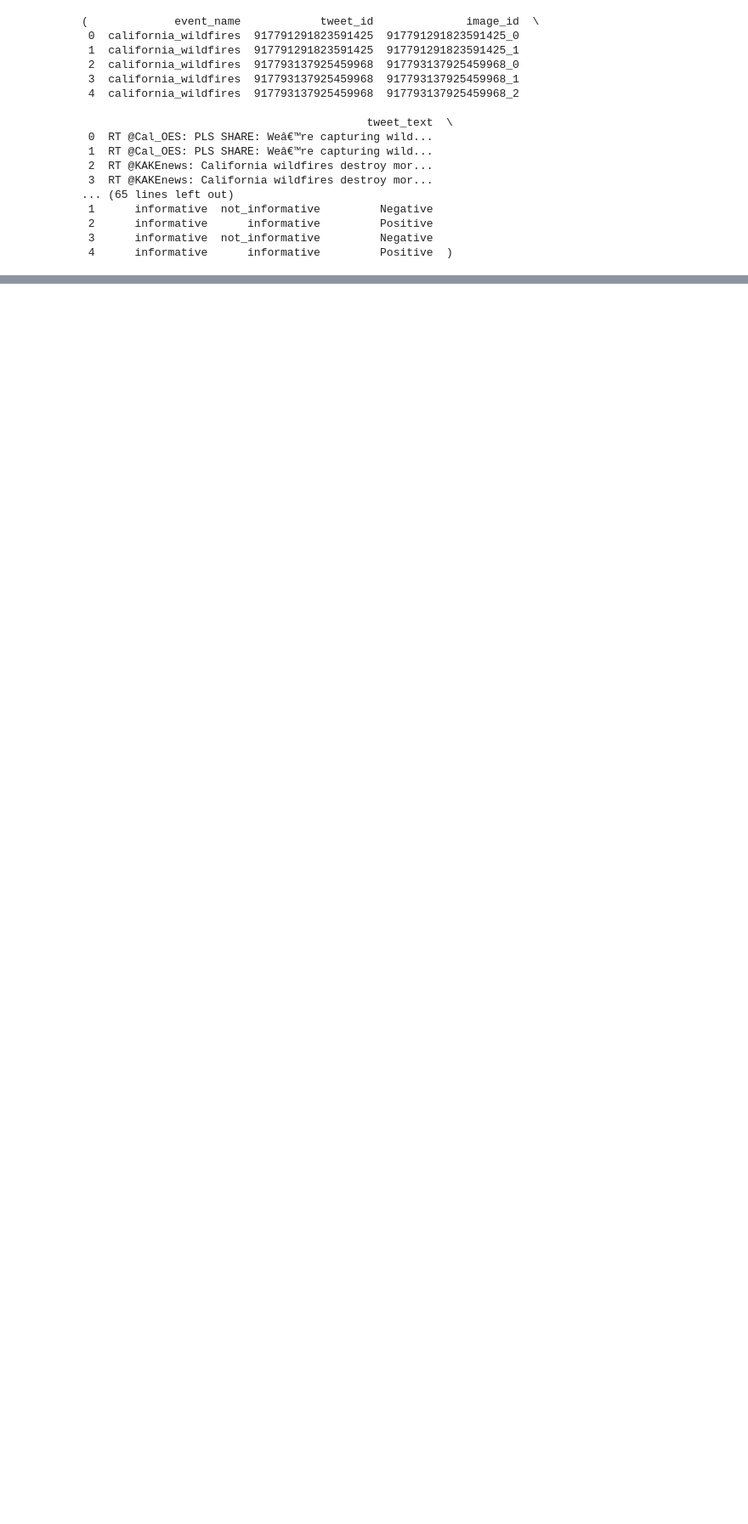
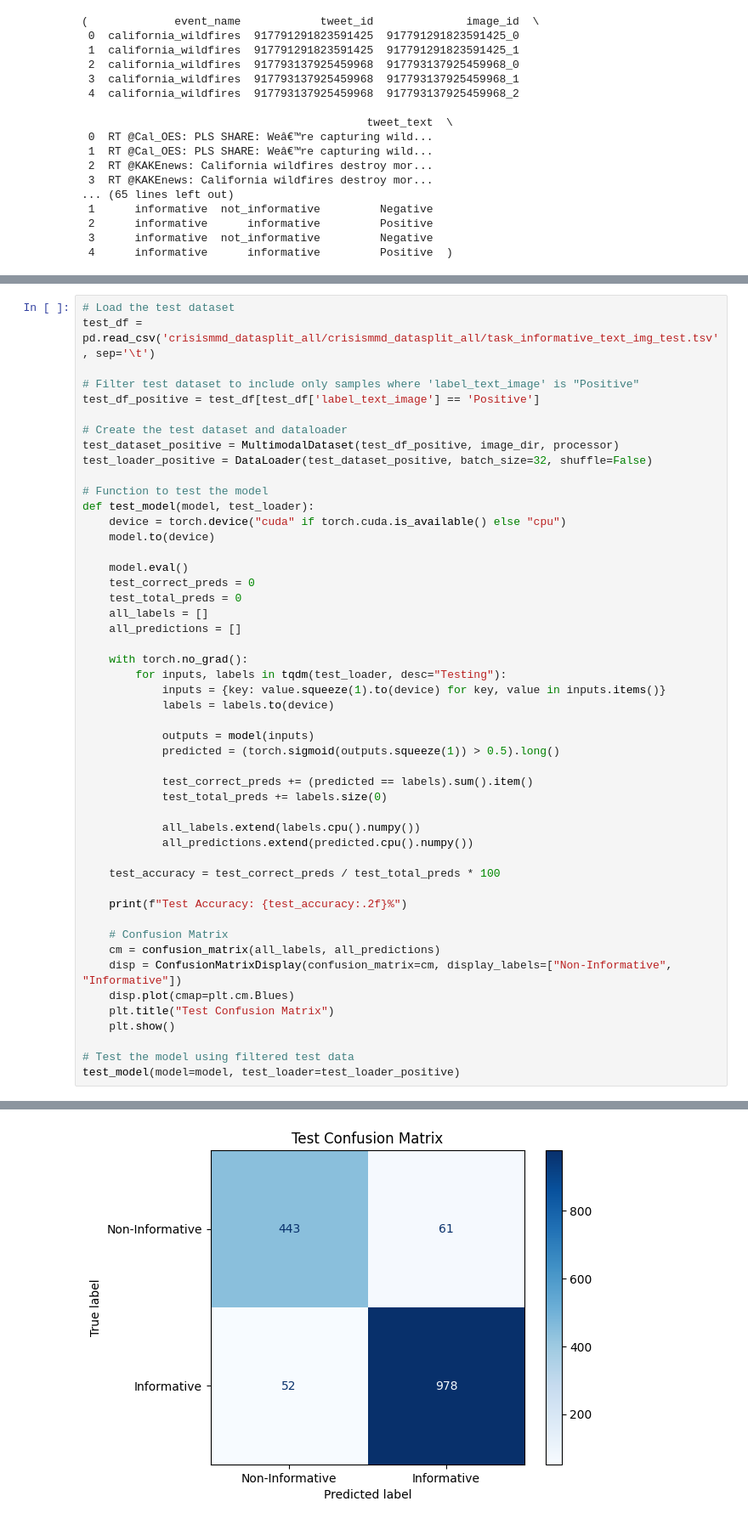
Before and after one commit to Aman-711/Model_trained_with_positive_data, a Jupyter notebook: model_CLIP_positive.ipynb, the cells around one changed output, grey strips where cells are left out. Shown: that part at 85% size. Cells and saved outputs as stored; diff of their text form; blank space fills up the shorter version.

```diff
--- a/model_CLIP_positive.ipynb
+++ b/model_CLIP_positive.ipynb
@@ -377,0 +228,50 @@ Final Test Accuracy on Positive Samples: 88.59%
+# %%
+# Load the test dataset
+test_df = pd.read_csv('crisismmd_datasplit_all/crisismmd_datasplit_all/task_informative_text_img_test.tsv', sep='\t')
+
+# Filter test dataset to include only samples where 'label_text_image' is "Positive"
+test_df_positive = test_df[test_df['label_text_image'] == 'Positive']
+
+# Create the test dataset and dataloader
+test_dataset_positive = MultimodalDataset(test_df_positive, image_dir, processor)
+test_loader_positive = DataLoader(test_dataset_positive, batch_size=32, shuffle=False)
+
+# Function to test the model
+def test_model(model, test_loader):
+    device = torch.device("cuda" if torch.cuda.is_available() else "cpu")
+    model.to(device)
+
+    model.eval()
+    test_correct_preds = 0
+    test_total_preds = 0
+    all_labels = []
+    all_predictions = []
+
+    with torch.no_grad():
+        for inputs, labels in tqdm(test_loader, desc="Testing"):
+            inputs = {key: value.squeeze(1).to(device) for key, value in inputs.items()}
+            labels = labels.to(device)
+
+            outputs = model(inputs)
+            predicted = (torch.sigmoid(outputs.squeeze(1)) > 0.5).long()
+
+            test_correct_preds += (predicted == labels).sum().item()
+            test_total_preds += labels.size(0)
+
+            all_labels.extend(labels.cpu().numpy())
+            all_predictions.extend(predicted.cpu().numpy())
+
+    test_accuracy = test_correct_preds / test_total_preds * 100
+
+    print(f"Test Accuracy: {test_accuracy:.2f}%")
+
+    # Confusion Matrix
+    cm = confusion_matrix(all_labels, all_predictions)
+    disp = ConfusionMatrixDisplay(confusion_matrix=cm, display_labels=["Non-Informative", "Informative"])
+    disp.plot(cmap=plt.cm.Blues)
+    plt.title("Test Confusion Matrix")
+    plt.show()
+
+# Test the model using filtered test data
+test_model(model=model, test_loader=test_loader_positive)
+# %% [output]
@@ -377,0 +279 @@ Final Test Accuracy on Positive Samples: 88.59%
+[figure, added]
```
Also changed, not shown: parts of 3 cells of this notebook.
